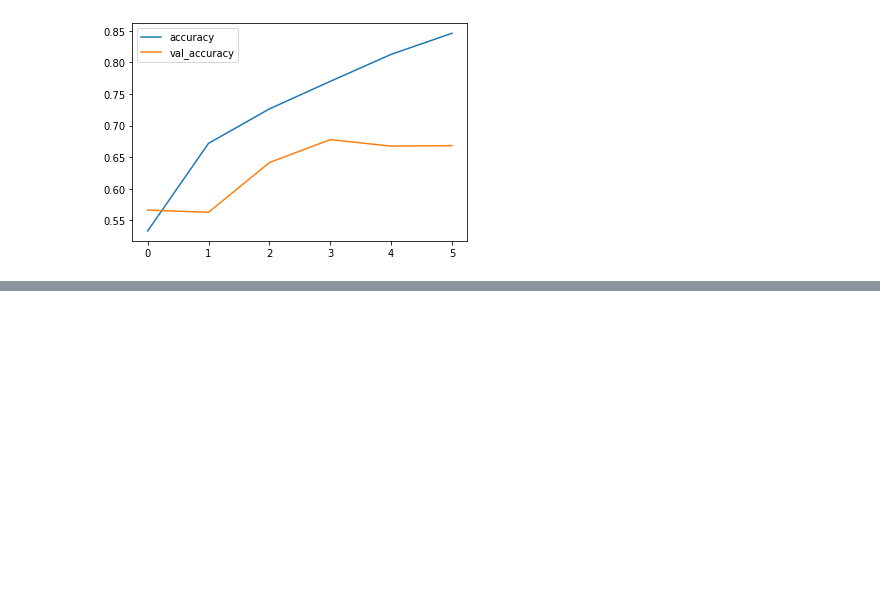
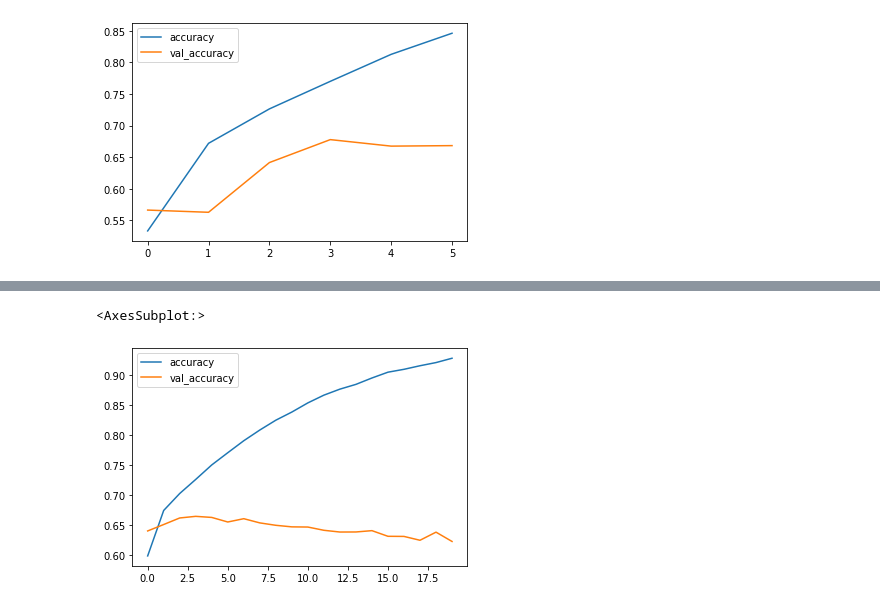
Before and after one commit to abhiamishra/timeline-acm-research, a Jupyter notebook: Sample CNN Transfer Learning Notebook.ipynb, the cells around one changed output, grey strips where cells are left out. Saved outputs shown, nothing was run; the diff lists cells and outputs as text; code cells hidden in the pictures; blank space fills up the shorter version.

```diff
--- a/Sample CNN Transfer Learning Notebook.ipynb
+++ b/Sample CNN Transfer Learning Notebook.ipynb
@@ -202,0 +210,5 @@ model.save("model_resnet.h5")
+# %%
+metrics[["accuracy","val_accuracy"]].plot()
+# %% [output]
+<AxesSubplot:>
+[figure, added]
```
Also changed, not shown: parts of 19 cells of this notebook.
